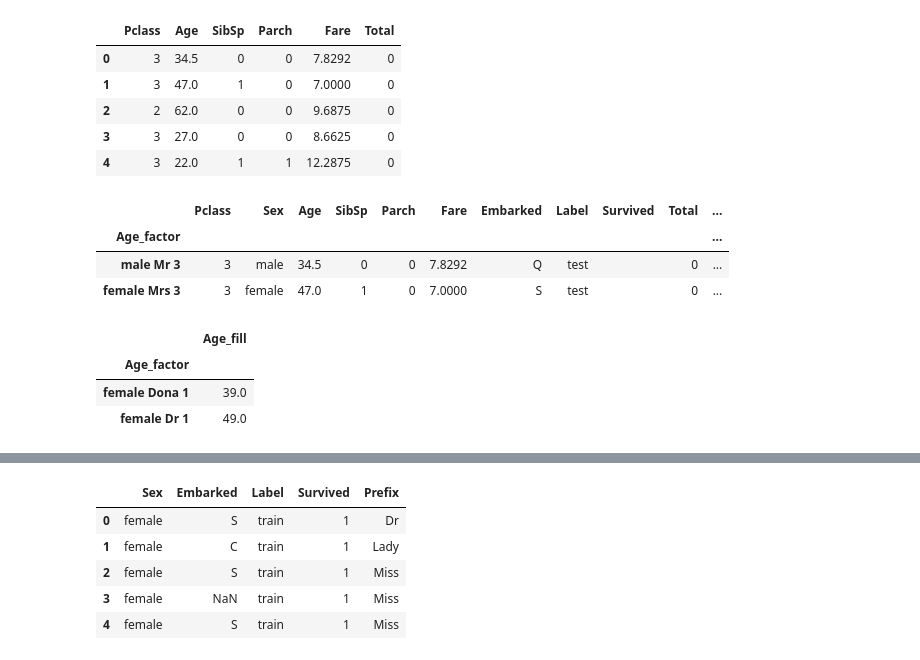
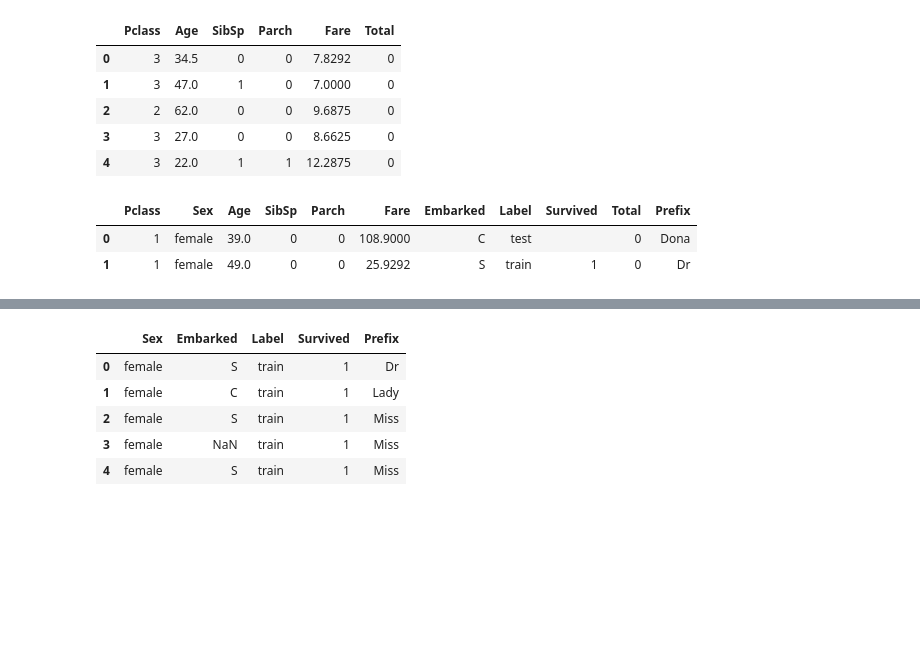
Before and after one commit to mdpurvis/kaggle_competitions, a Jupyter notebook: titanic/notebooks/01 Data Due Diligence v2.ipynb, the cells around one changed output, grey strips where cells are left out. Drawn from its saved outputs; the diff is of its cells as text; code cells hidden in the pictures; blank space fills up the shorter version.

```diff
--- a/titanic/notebooks/01 Data Due Diligence v2.ipynb
+++ b/titanic/notebooks/01 Data Due Diligence v2.ipynb
@@ -259,22 +263,22 @@ df3.select_dtypes('number').head()
 | 2 | 2 | 62.0 | 0 | 0 | 9.6875 | 0 |
 | 3 | 3 | 27.0 | 0 | 0 | 8.6625 | 0 |
 | 4 | 3 | 22.0 | 1 | 1 | 12.2875 | 0 |
+# %%
+df3['fare_factor'] = df3['Sex']+' '+df3['Prefix']+' '+df3['Pclass'].astype(str)
+df3['fare_factor'].replace(to_replace='female Ms 3', value='female Ms 2', inplace=True)
 # %%
 df_age = df3.groupby(by='Age_factor').agg({'Age':'mean'})
 df_age['Age_fill'] = df_age['Age']
 df_age.drop(columns='Age', inplace=True)
-# %%
-df3.set_index('Age_factor', inplace=True)
-df3.head(2)
-# %% [output]
-|  | Pclass | Sex | Age | SibSp | Parch | Fare | Embarked | Label | Survived | Total | ... |
-| Age_factor |  |  |  |  |  |  |  |  |  |  | ... |
-| male Mr 3 | 3 | male | 34.5 | 0 | 0 | 7.8292 | Q | test |  | 0 | ... |
-| female Mrs 3 | 3 | female | 47.0 | 1 | 0 | 7.0000 | S | test |  | 0 | ... |
+# %%
+df3.set_index('Age_factor', inplace=True)
+df4 = df3.join(df_age)
+df4['Age'].fillna(df4['Age_fill'], inplace=True)
+df4.reset_index( inplace=True)
+df4.drop(columns=['Age_fill','Age_factor'], inplace=True)
 # %%
-df_age.head(2)
+df4.head(2)
 # %% [output]
-|  | Age_fill |
-| Age_factor |  |
-| female Dona 1 | 39.0 |
-| female Dr 1 | 49.0 |
+|  | Pclass | Sex | Age | SibSp | Parch | Fare | Embarked | Label | Survived | Total | Prefix |
+| 0 | 1 | female | 39.0 | 0 | 0 | 108.9000 | C | test |  | 0 | Dona |
+| 1 | 1 | female | 49.0 | 0 | 0 | 25.9292 | S | train | 1 | 0 | Dr |
```
Also changed, not shown: parts of 21 cells of this notebook, 2 other files.
